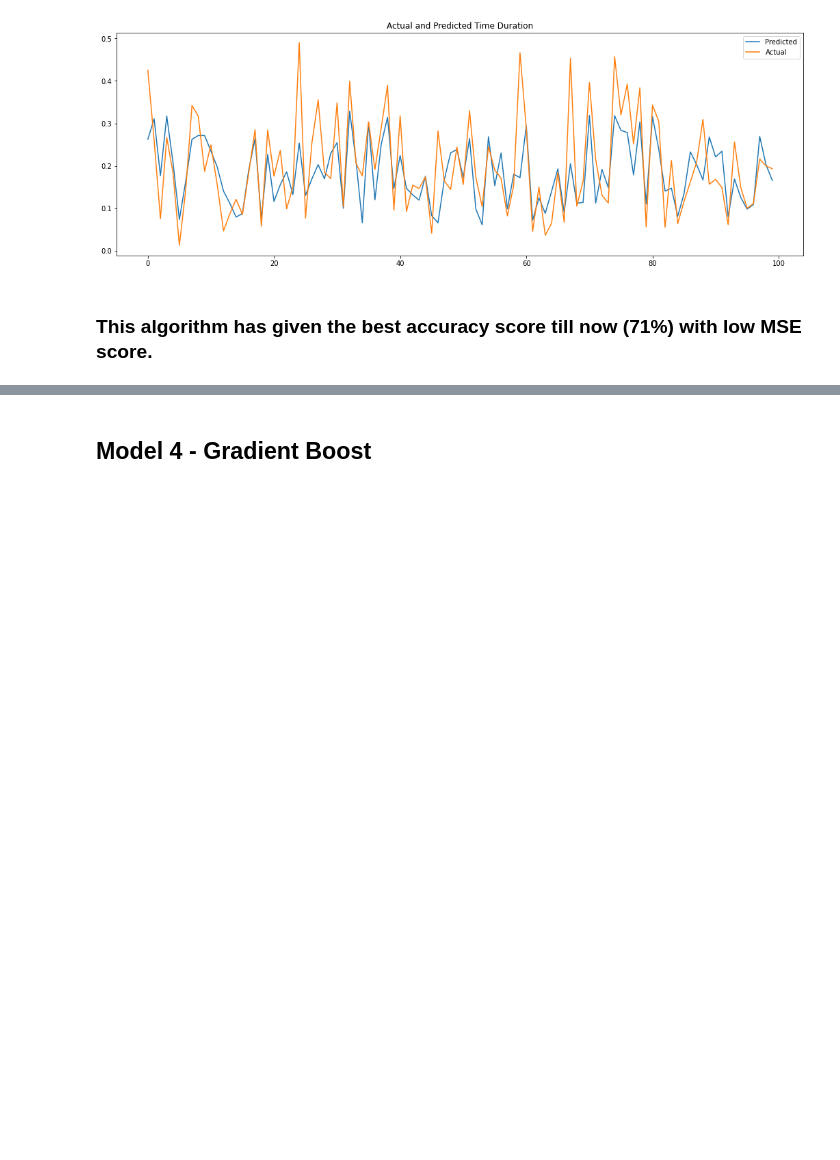
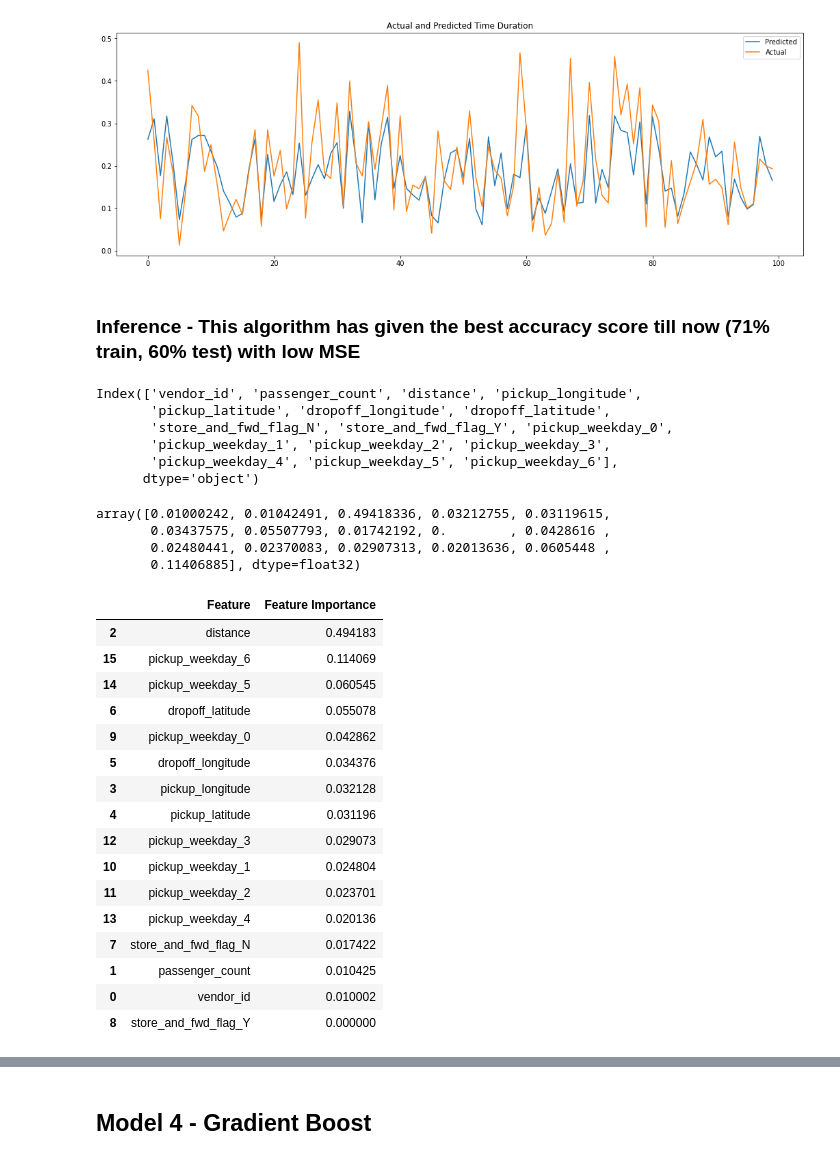
Before and after one commit to mdnawabali/NYC-Taxi-Trip-Time-Prediction, a Jupyter notebook: NYC_taxi_trip_time_prediction_(MD_NAWAB_ALI).ipynb, the cells around one changed output, grey strips where cells are left out. Drawn from its saved outputs; the diff is of its cells as text; code cells hidden in the pictures; blank space fills up the shorter version.

```diff
--- a/NYC_taxi_trip_time_prediction_(MD_NAWAB_ALI).ipynb
+++ b/NYC_taxi_trip_time_prediction_(MD_NAWAB_ALI).ipynb
@@ -857,4 +859,20 @@ R2 Score : 0.6057517406261809 Adjusted R2 Score : 0.6054360737017961
 (0.0043, 0.06557438524302, 0.6057517406261809, 0.6054360737017961)
 [figure]
 # %% [markdown]
-### This algorithm has given the best accuracy score till now (71%) with low MSE score.
+### Inference - This algorithm has given the best accuracy score till now (71% train, 60% test) with low MSE
+# %%
+x.columns
+# %% [output]
+Index(['vendor_id', 'passenger_count', 'distance', 'pickup_longitude',
+       'pickup_latitude', 'dropoff_longitude', 'dropoff_latitude',
+       'store_and_fwd_flag_N', 'store_and_fwd_flag_Y', 'pickup_weekday_0',
+       'pickup_weekday_1', 'pickup_weekday_2', 'pickup_weekday_3',
+       'pickup_weekday_4', 'pickup_weekday_5', 'pickup_weekday_6'],
+      dtype='object')
+# %%
+xgboost_optimal_model.feature_importances_
+# %% [output]
+array([0.01000242, 0.01042491, 0.49418336, 0.03212755, 0.03119615,
+       0.03437575, 0.05507793, 0.01742192, 0.        , 0.0428616 ,
+       0.02480441, 0.02370083, 0.02907313, 0.02013636, 0.0605448 ,
+       0.11406885], dtype=float32)
@@ -860,0 +886,21 @@ R2 Score : 0.6057517406261809 Adjusted R2 Score : 0.6054360737017961
+# %%
+importance_df.sort_values(by=['Feature Importance'],ascending=False,inplace=True)
+importance_df
+# %% [output]
+|  | Feature | Feature Importance |
+| 2 | distance | 0.494183 |
+| 15 | pickup_weekday_6 | 0.114069 |
+| 14 | pickup_weekday_5 | 0.060545 |
+| 6 | dropoff_latitude | 0.055078 |
+| 9 | pickup_weekday_0 | 0.042862 |
+| 5 | dropoff_longitude | 0.034376 |
+| 3 | pickup_longitude | 0.032128 |
+| 4 | pickup_latitude | 0.031196 |
+| 12 | pickup_weekday_3 | 0.029073 |
+| 10 | pickup_weekday_1 | 0.024804 |
+| 11 | pickup_weekday_2 | 0.023701 |
+| 13 | pickup_weekday_4 | 0.020136 |
+| 7 | store_and_fwd_flag_N | 0.017422 |
+| 1 | passenger_count | 0.010425 |
+| 0 | vendor_id | 0.010002 |
+| 8 | store_and_fwd_flag_Y | 0.000000 |
```
Also changed, not shown: parts of 18 cells of this notebook.
